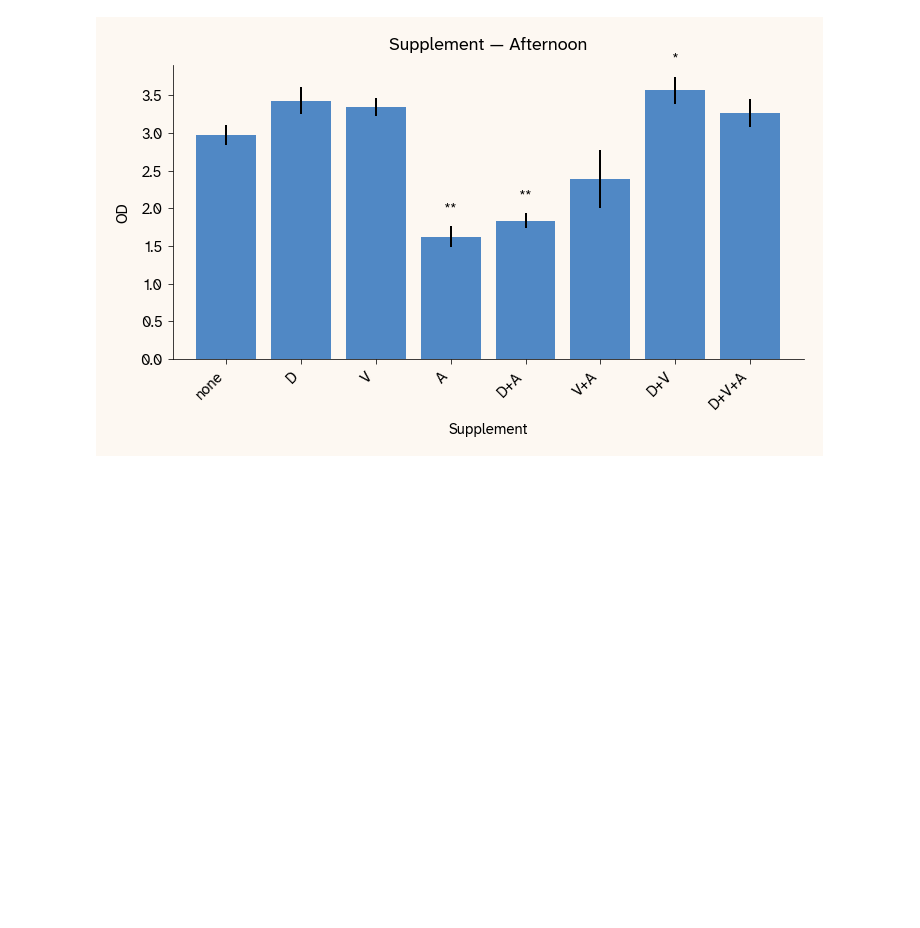
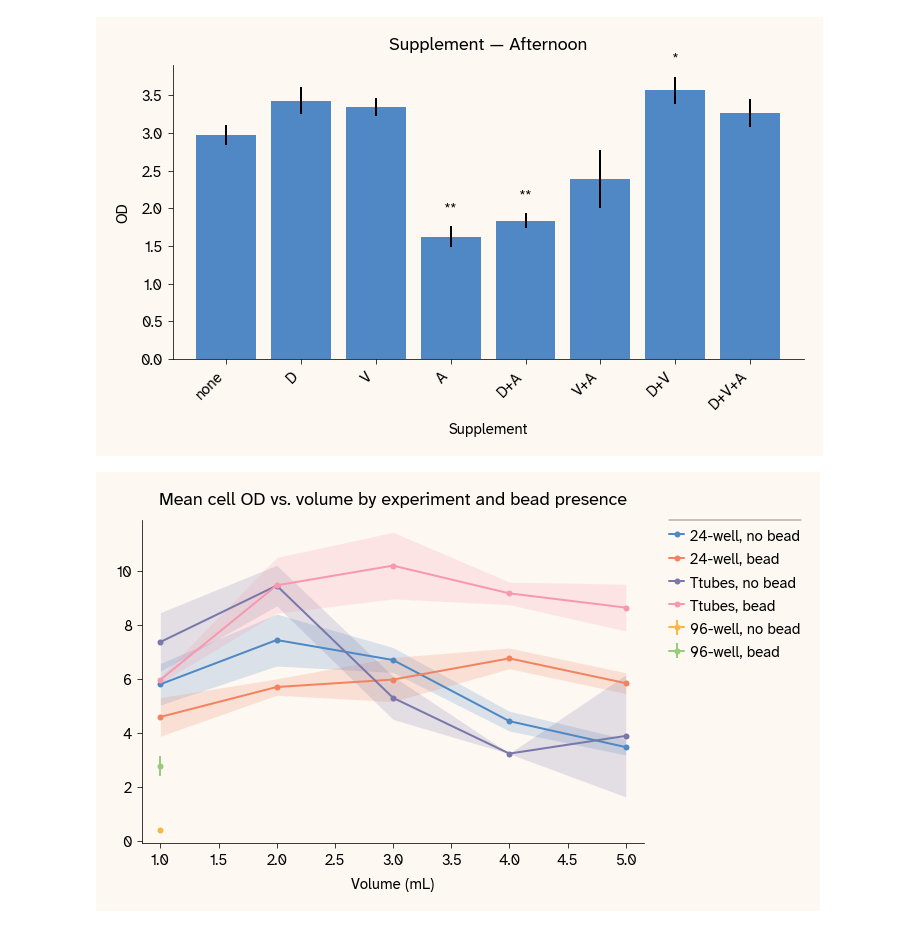
Before and after one commit to Arcadia-Science/beads-cell-growth, a Jupyter notebook: notebooks/od-analysis.ipynb, the cells around one changed output. Drawn from its saved outputs; the diff is of its cells as text; code cells hidden in the pictures; blank space fills up the shorter version.

Commit message:
Add agg plot for OD measurements

```diff
--- a/notebooks/od-analysis.ipynb
+++ b/notebooks/od-analysis.ipynb
@@ -62,11 +62,11 @@ def correct_pvalues(pvals):
 
 Each bar shows mean OD across replicates for a given bead size; error bars are approximate 95% confidence intervals (1.96 × SEM). Significance stars mark bead sizes whose OD differs from the no-bead control after Holm-Bonferroni correction.
 # %%
-df_96_afternoon = df[(df["experiment"] == "96-well") & (df["time"].str.lower() == "afternoon")]
-bead_values = sorted(df_96_afternoon["beads"].unique())
-means = df_96_afternoon.groupby("beads")["OD"].mean()
-stds = df_96_afternoon.groupby("beads")["OD"].std()
-counts = df_96_afternoon.groupby("beads")["OD"].count()
+df_96 = df[(df["experiment"] == "96-well") & (df["time"].str.lower() == "afternoon")]
+bead_values = sorted(df_96["beads"].unique())
+means = df_96.groupby("beads")["OD"].mean()
+stds = df_96.groupby("beads")["OD"].std()
+counts = df_96.groupby("beads")["OD"].count()
 cis = 1.96 * stds / np.sqrt(counts)
 
 x = np.arange(len(means))
@@ -79,11 +79,11 @@ ax.set_ylabel("OD")
 ax.set_title("96-well - Afternoon")
 
 # Welch's t-test vs control (beads=0), Holm-Bonferroni correction
-control_od = df_96_afternoon[df_96_afternoon["beads"] == 0.0]["OD"].values
+control_od = df_96[df_96["beads"] == 0.0]["OD"].values
 treatment_beads = [b for b in bead_values if b != 0.0]
 raw_pvals = []
 for b in treatment_beads:
-    treat_od = df_96_afternoon[df_96_afternoon["beads"] == b]["OD"].values
+    treat_od = df_96[df_96["beads"] == b]["OD"].values
     if len(control_od) > 1 and len(treat_od) > 1:
         _, p = ttest_ind(control_od, treat_od, equal_var=False)
     else:
@@ -244,3 +244,39 @@ svg_out = REPO_ROOT / "figures" / "od_bar_supp.svg"
 fig.savefig(svg_out, bbox_inches="tight", facecolor=apc.parchment)
 # %% [output]
 [figure]
+# %%
+df_agg = pd.concat([df_96, df_tt, df_24])
+df_agg["bead_present"] = df_agg["beads"] != 0.0
+
+metric = "OD"
+
+fig, ax = plt.subplots(figsize=(10, 6), facecolor=apc.parchment)
+
+for (exp, bead), grp in df_agg.groupby(["experiment", "bead_present"]):
+    stats = grp.groupby("volume")[metric].agg(["mean", "std", "count"])
+    stats["ci"] = 1.96 * stats["std"] / np.sqrt(stats["count"])
+    stats = stats.sort_index()
+    label = f"{exp}, {'bead' if bead else 'no bead'}"
+    if len(stats) == 1:
+        ax.errorbar(
+            stats.index, stats["mean"], yerr=stats["ci"],
+            marker="o", capsize=4, label=label,
+        )
+    else:
+        (line,) = ax.plot(stats.index, stats["mean"], marker="o", label=label)
+        ax.fill_between(
+            stats.index,
+            stats["mean"] - stats["ci"],
+            stats["mean"] + stats["ci"],
+            alpha=0.2, color=line.get_color(),
+        )
+
+ax.legend(bbox_to_anchor=(1.05, 1), loc="upper left")
+ax.set_xlabel("Volume (mL)")
+# ax.set_ylabel(METRIC_LABELS.get(metric, metric))
+ax.set_title(f"Mean cell {metric} vs. volume by experiment and bead presence")
+
+apc.mpl.style_plot(ax)
+plt.tight_layout()
+# %% [output]
+[figure, added]
```
Also changed, not shown: parts of 1 cell of this notebook.
